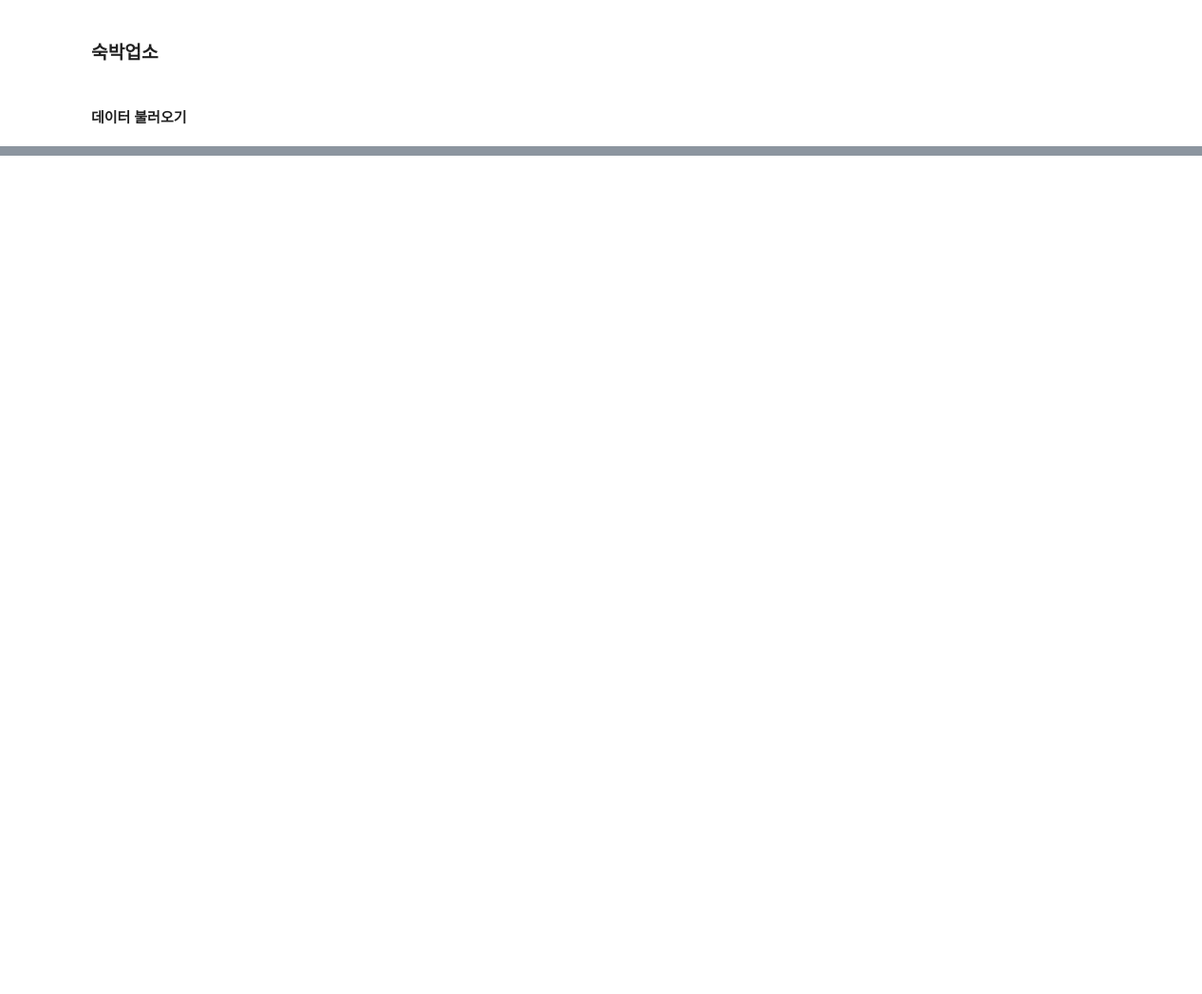
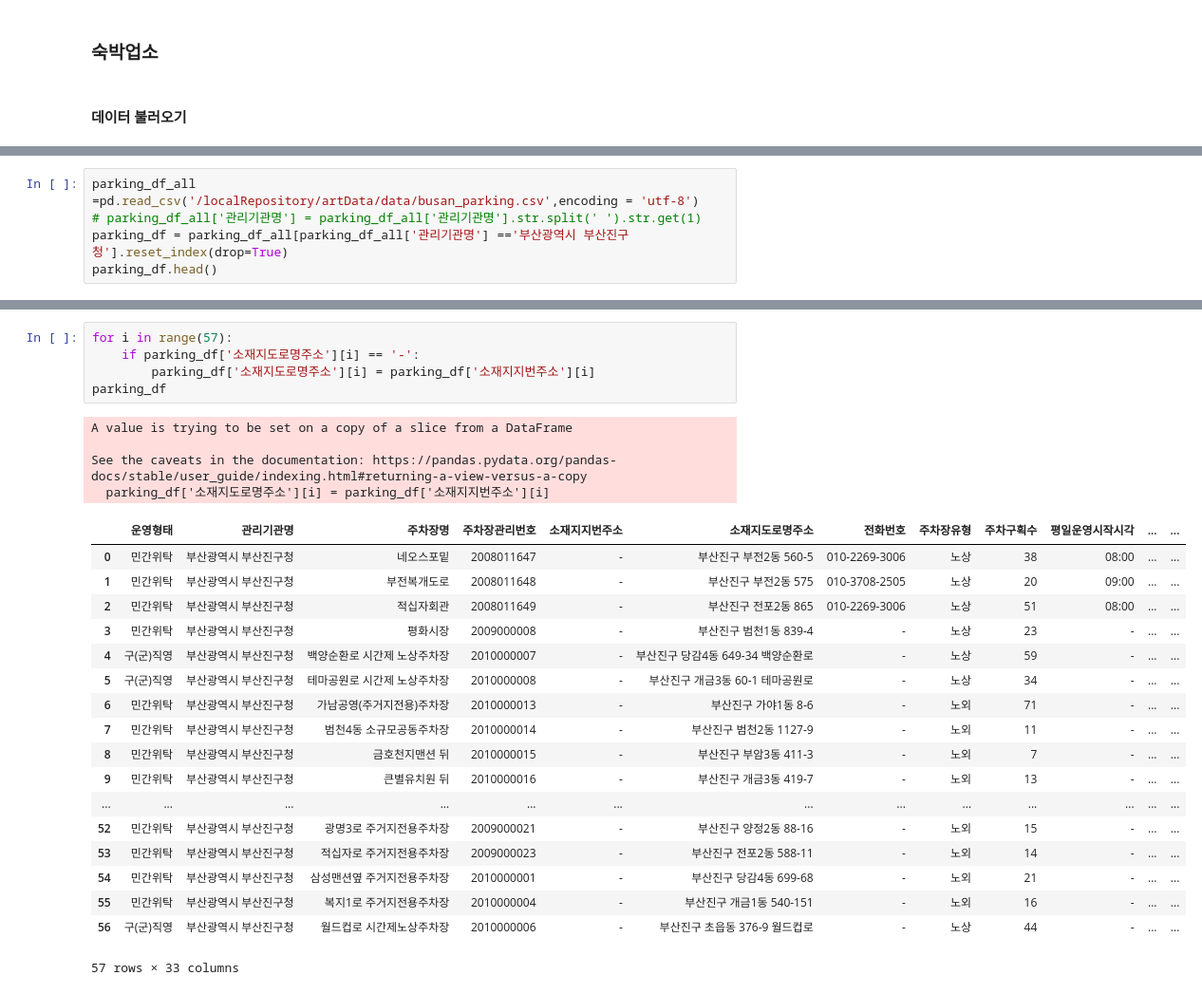
Before and after one commit to Hu-GE2022/artData, a Jupyter notebook: Clustering.ipynb, the cells around one changed output, grey strips where cells are left out. Shown at 95% size. Cells and saved outputs as stored; diff of their text form; blank space fills up the shorter version.

```diff
--- a/Clustering.ipynb
+++ b/Clustering.ipynb
@@ -268,0 +579,5 @@ map
+# %%
+parking_df_all =pd.read_csv('/localRepository/artData/data/busan_parking.csv',encoding = 'utf-8')
+# parking_df_all['관리기관명'] = parking_df_all['관리기관명'].str.split(' ').str.get(1)
+parking_df = parking_df_all[parking_df_all['관리기관명'] =='부산광역시 부산진구청'].reset_index(drop=True)
+parking_df.head()
@@ -268,0 +592,28 @@ map
+# %%
+for i in range(57):
+    if parking_df['소재지도로명주소'][i] == '-':
+        parking_df['소재지도로명주소'][i] = parking_df['소재지지번주소'][i]
+parking_df
+# %% [output]
+A value is trying to be set on a copy of a slice from a DataFrame
+
+See the caveats in the documentation: https://pandas.pydata.org/pandas-docs/stable/user_guide/indexing.html#returning-a-view-versus-a-copy
+  parking_df['소재지도로명주소'][i] = parking_df['소재지지번주소'][i]
+|  | 운영형태 | 관리기관명 | 주차장명 | 주차장관리번호 | 소재지지번주소 | 소재지도로명주소 | 전화번호 | 주차장유형 | 주차구획수 | 평일운영시작시각 | ... | ... |
+| 0 | 민간위탁 | 부산광역시 부산진구청 | 네오스포밑 | 2008011647 | - | 부산진구 부전2동 560-5 | 010-2269-3006 | 노상 | 38 | 08:00 | ... | ... |
+| 1 | 민간위탁 | 부산광역시 부산진구청 | 부전복개도로 | 2008011648 | - | 부산진구 부전2동 575 | 010-3708-2505 | 노상 | 20 | 09:00 | ... | ... |
+| 2 | 민간위탁 | 부산광역시 부산진구청 | 적십자회관 | 2008011649 | - | 부산진구 전포2동 865 | 010-2269-3006 | 노상 | 51 | 08:00 | ... | ... |
+| 3 | 민간위탁 | 부산광역시 부산진구청 | 평화시장 | 2009000008 | - | 부산진구 범천1동 839-4 | - | 노상 | 23 | - | ... | ... |
+| 4 | 구(군)직영 | 부산광역시 부산진구청 | 백양순환로 시간제 노상주차장 | 2010000007 | - | 부산진구 당감4동 649-34 백양순환로 | - | 노상 | 59 | - | ... | ... |
+| 5 | 구(군)직영 | 부산광역시 부산진구청 | 테마공원로 시간제 노상주차장 | 2010000008 | - | 부산진구 개금3동 60-1 테마공원로 | - | 노상 | 34 | - | ... | ... |
+| 6 | 민간위탁 | 부산광역시 부산진구청 | 가남공영(주거지전용)주차장 | 2010000013 | - | 부산진구 가야1동 8-6 | - | 노외 | 71 | - | ... | ... |
+| 7 | 민간위탁 | 부산광역시 부산진구청 | 범천4동 소규모공동주차장 | 2010000014 | - | 부산진구 범천2동 1127-9 | - | 노외 | 11 | - | ... | ... |
+| 8 | 민간위탁 | 부산광역시 부산진구청 | 금호천지맨션 뒤 | 2010000015 | - | 부산진구 부암3동 411-3 | - | 노외 | 7 | - | ... | ... |
+| 9 | 민간위탁 | 부산광역시 부산진구청 | 큰별유치원 뒤 | 2010000016 | - | 부산진구 개금3동 419-7 | - | 노외 | 13 | - | ... | ... |
+| ... | ... | ... | ... | ... | ... | ... | ... | ... | ... | ... | ... | ... |
+| 52 | 민간위탁 | 부산광역시 부산진구청 | 광명3로 주거지전용주차장 | 2009000021 | - | 부산진구 양정2동 88-16 | - | 노외 | 15 | - | ... | ... |
+| 53 | 민간위탁 | 부산광역시 부산진구청 | 적십자로 주거지전용주차장 | 2009000023 | - | 부산진구 전포2동 588-11 | - | 노외 | 14 | - | ... | ... |
+| 54 | 민간위탁 | 부산광역시 부산진구청 | 삼성맨션옆 주거지전용주차장 | 2010000001 | - | 부산진구 당감4동 699-68 | - | 노외 | 21 | - | ... | ... |
+| 55 | 민간위탁 | 부산광역시 부산진구청 | 복지1로 주거지전용주차장 | 2010000004 | - | 부산진구 개금1동 540-151 | - | 노외 | 16 | - | ... | ... |
+| 56 | 구(군)직영 | 부산광역시 부산진구청 | 월드컵로 시간제노상주차장 | 2010000006 | - | 부산진구 초읍동 376-9 월드컵로 | - | 노상 | 44 | - | ... | ... |
+57 rows × 33 columns
```
Also changed, not shown: parts of 37 cells of this notebook.
